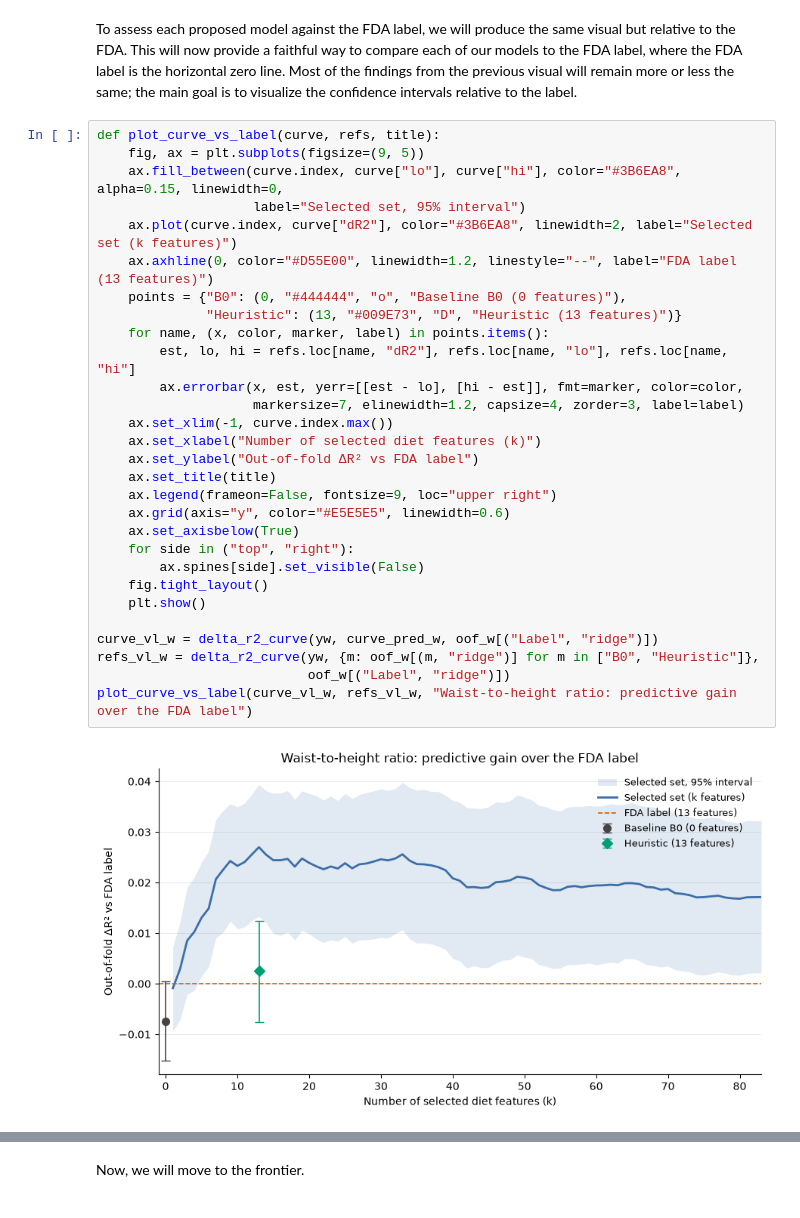
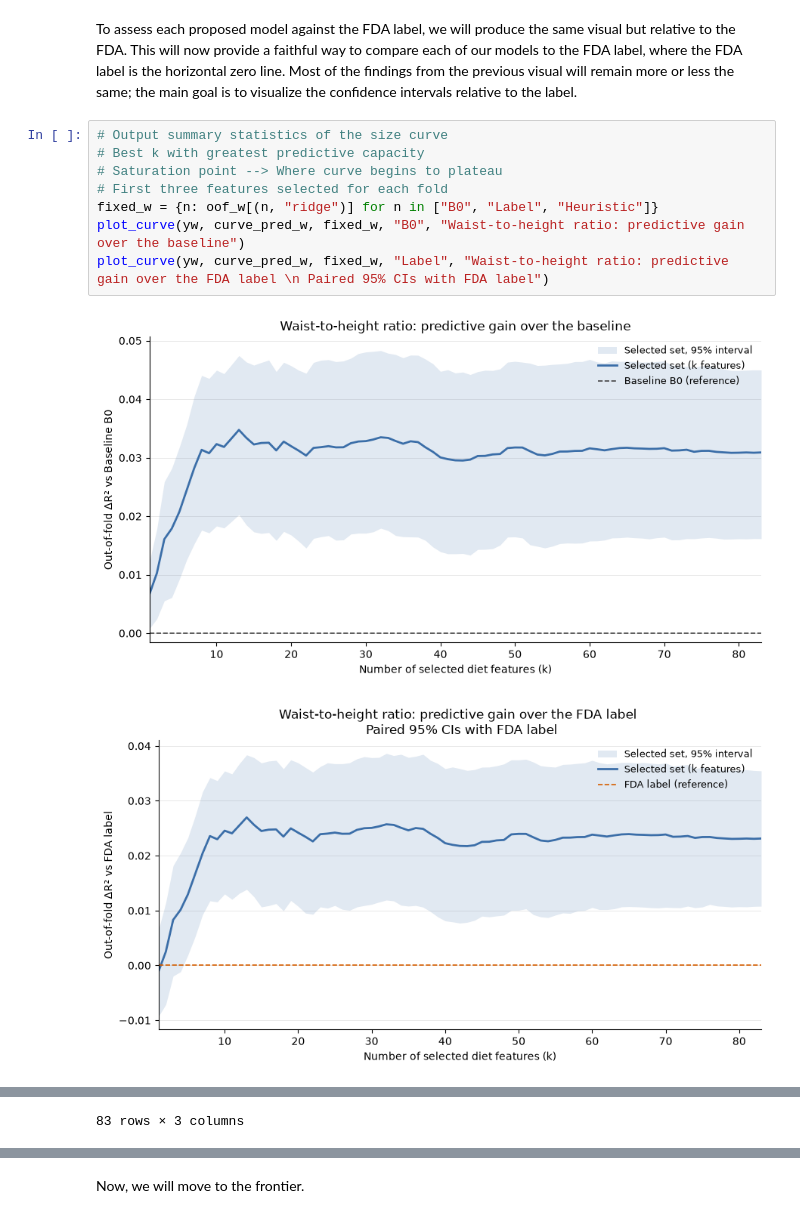
Before and after one commit to ajkrays/ModelingFP, a Jupyter notebook: modeling.ipynb, the cells around one changed output, grey strips where cells are left out. Cells and saved outputs as stored; diff of their text form.

```diff
--- a/modeling.ipynb
+++ b/modeling.ipynb
@@ -791,33 +991,13 @@ With this in mind, we see that the FDA label actually inconclusively performs be
 # %% [markdown]
 To assess each proposed model against the FDA label, we will produce the same visual but relative to the FDA. This will now provide a faithful way to compare each of our models to the FDA label, where the FDA label is the horizontal zero line. Most of the findings from the previous visual will remain more or less the same; the main goal is to visualize the confidence intervals relative to the label.
 # %%
-def plot_curve_vs_label(curve, refs, title):
-    fig, ax = plt.subplots(figsize=(9, 5))
-    ax.fill_between(curve.index, curve["lo"], curve["hi"], color="#3B6EA8", alpha=0.15, linewidth=0,
-                    label="Selected set, 95% interval")
-    ax.plot(curve.index, curve["dR2"], color="#3B6EA8", linewidth=2, label="Selected set (k features)")
-    ax.axhline(0, color="#D55E00", linewidth=1.2, linestyle="--", label="FDA label (13 features)")
-    points = {"B0": (0, "#444444", "o", "Baseline B0 (0 features)"),
-              "Heuristic": (13, "#009E73", "D", "Heuristic (13 features)")}
-    for name, (x, color, marker, label) in points.items():
-        est, lo, hi = refs.loc[name, "dR2"], refs.loc[name, "lo"], refs.loc[name, "hi"]
-        ax.errorbar(x, est, yerr=[[est - lo], [hi - est]], fmt=marker, color=color,
-                    markersize=7, elinewidth=1.2, capsize=4, zorder=3, label=label)
-    ax.set_xlim(-1, curve.index.max())
-    ax.set_xlabel("Number of selected diet features (k)")
-    ax.set_ylabel("Out-of-fold ΔR² vs FDA label")
-    ax.set_title(title)
-    ax.legend(frameon=False, fontsize=9, loc="upper right")
-    ax.grid(axis="y", color="#E5E5E5", linewidth=0.6)
-    ax.set_axisbelow(True)
-    for side in ("top", "right"):
-        ax.spines[side].set_visible(False)
-    fig.tight_layout()
-    plt.show()
-
-curve_vl_w = delta_r2_curve(yw, curve_pred_w, oof_w[("Label", "ridge")])
-refs_vl_w = delta_r2_curve(yw, {m: oof_w[(m, "ridge")] for m in ["B0", "Heuristic"]},
-                           oof_w[("Label", "ridge")])
-plot_curve_vs_label(curve_vl_w, refs_vl_w, "Waist-to-height ratio: predictive gain over the FDA label")
+# Output summary statistics of the size curve
+# Best k with greatest predictive capacity
+# Saturation point --> Where curve begins to plateau
+# First three features selected for each fold
+fixed_w = {n: oof_w[(n, "ridge")] for n in ["B0", "Label", "Heuristic"]}
+plot_curve(yw, curve_pred_w, fixed_w, "B0", "Waist-to-height ratio: predictive gain over the baseline")
+plot_curve(yw, curve_pred_w, fixed_w, "Label", "Waist-to-height ratio: predictive gain over the FDA label \n Paired 95% CIs with FDA label")
 # %% [output]
-[figure, old version]
+[figure, new version]
+[figure, added]
@@ -823,0 +1017 @@ plot_curve_vs_label(curve_vl_w, refs_vl_w, "Waist-to-height ratio: predictive ga
+83 rows × 3 columns
```
Also changed, not shown: parts of 63 cells of this notebook.
